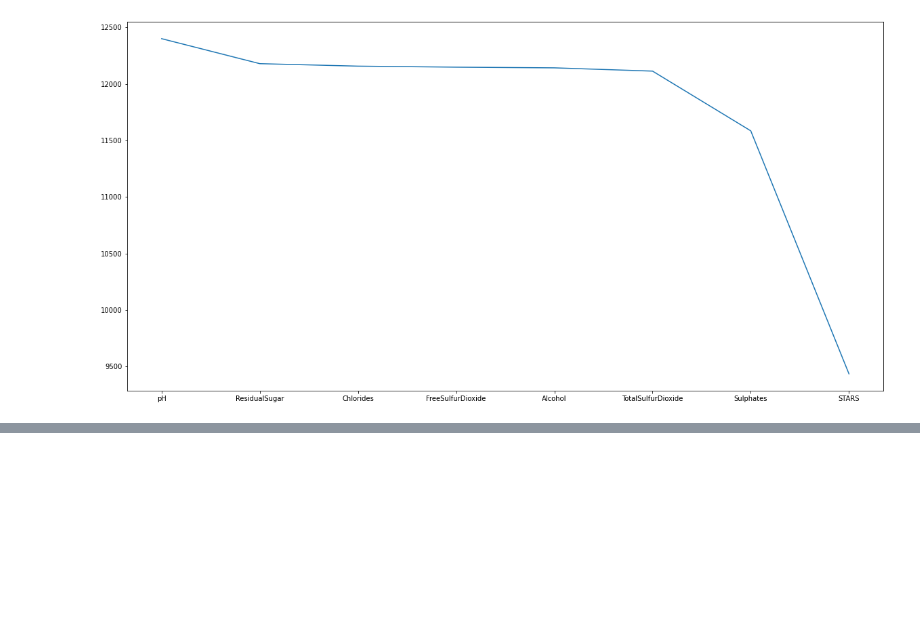
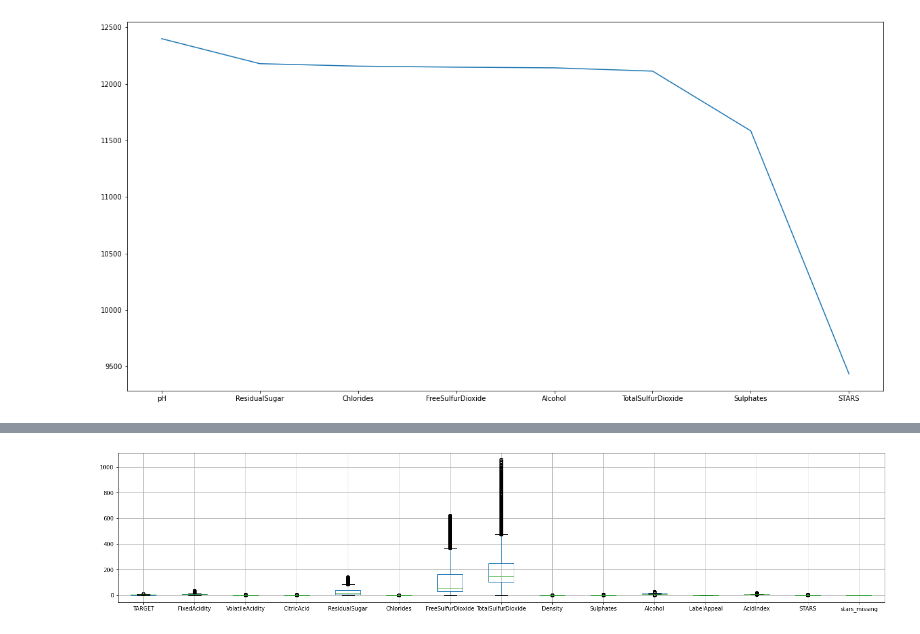
Before and after one commit to askidelsky/DAV-6150, a Jupyter notebook: Homework/Module 3/A_Skidelsky_M3_assn.ipynb, the cells around one changed output, grey strips where cells are left out. Saved outputs shown, nothing was run; the diff lists cells and outputs as text; code cells hidden in the pictures; blank space fills up the shorter version.

```diff
--- a/Homework/Module 3/A_Skidelsky_M3_assn.ipynb
+++ b/Homework/Module 3/A_Skidelsky_M3_assn.ipynb
@@ -307,0 +321,4 @@ nas
+# %%
+boxplot= df1.iloc[:,1:].boxplot(figsize=(25,5))
+# %% [output]
+[figure, added]
```
Also changed, not shown: parts of 35 cells of this notebook.
